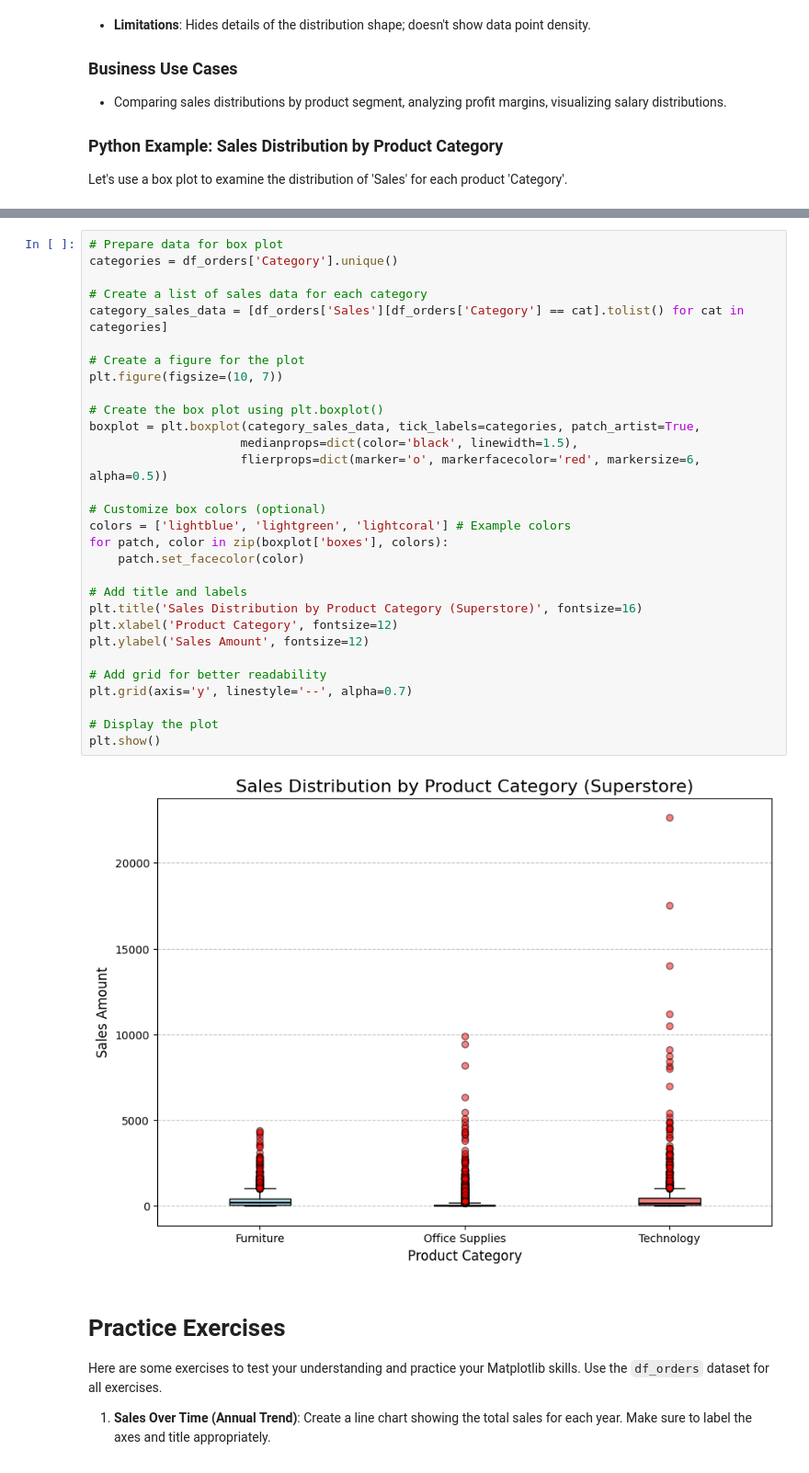
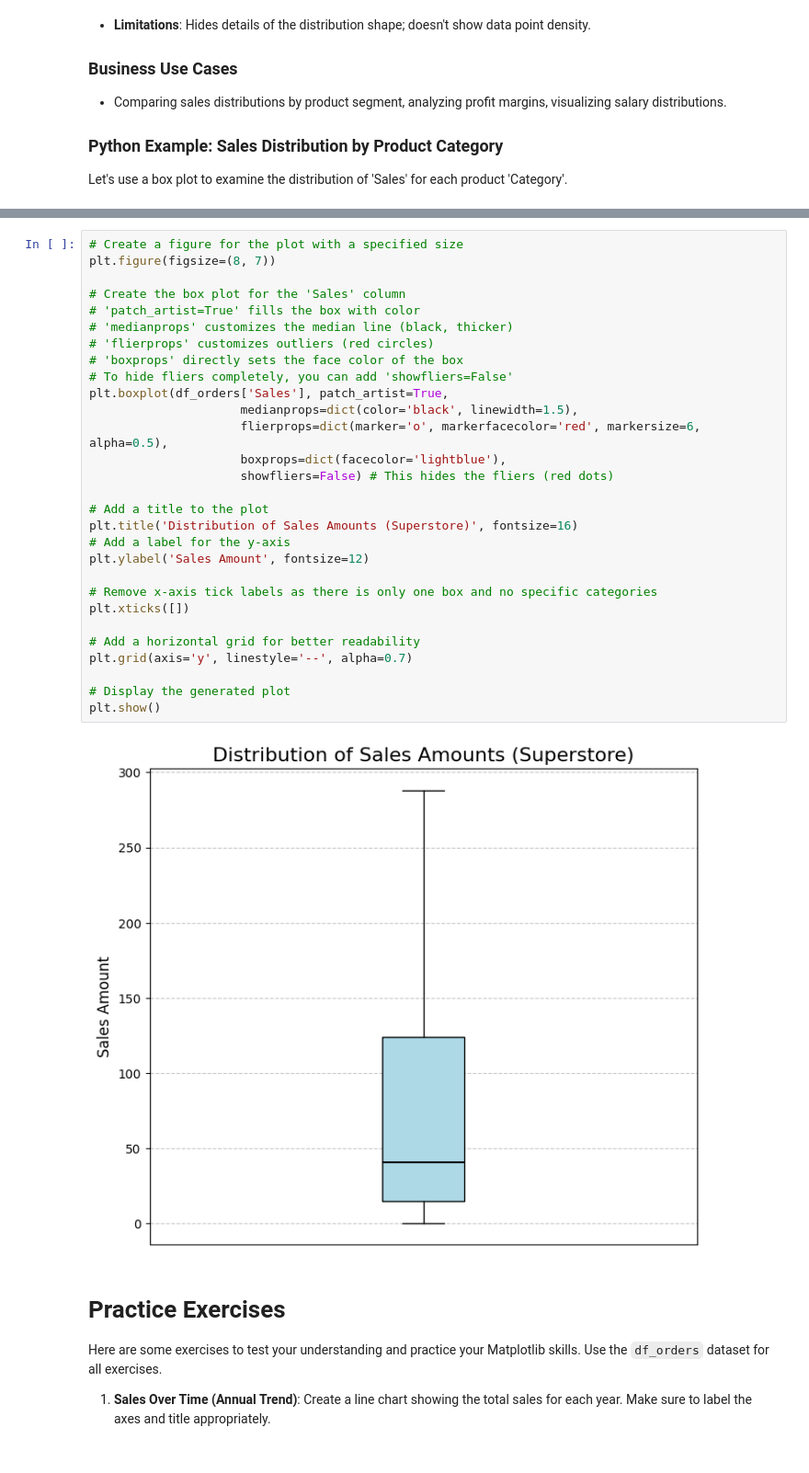
Before and after one commit to Mohamad-Selawy/Python, a Jupyter notebook: Data Analysis/Level 3/Part_1_Fundamentals_and_Matplotlib_Basics.ipynb, the cells around one changed output, grey strips where cells are left out. Shown at 92% size. Saved outputs shown, nothing was run; the diff lists cells and outputs as text.

```diff
--- a/Data Analysis/Level 3/Part_1_Fundamentals_and_Matplotlib_Basics.ipynb
+++ b/Data Analysis/Level 3/Part_1_Fundamentals_and_Matplotlib_Basics.ipynb
@@ -691,35 +691,34 @@ Let's use a box plot to examine the distribution of 'Sales' for each product 'Ca
 # %%
-# Prepare data for box plot
-categories = df_orders['Category'].unique()
+# Create a figure for the plot with a specified size
+plt.figure(figsize=(8, 7))
 
-# Create a list of sales data for each category
-category_sales_data = [df_orders['Sales'][df_orders['Category'] == cat].tolist() for cat in categories]
+# Create the box plot for the 'Sales' column
+# 'patch_artist=True' fills the box with color
+# 'medianprops' customizes the median line (black, thicker)
+# 'flierprops' customizes outliers (red circles)
+# 'boxprops' directly sets the face color of the box
+# To hide fliers completely, you can add 'showfliers=False'
+plt.boxplot(df_orders['Sales'], patch_artist=True,
+                     medianprops=dict(color='black', linewidth=1.5),
+                     flierprops=dict(marker='o', markerfacecolor='red', markersize=6, alpha=0.5),
+                     boxprops=dict(facecolor='lightblue'),
+                     showfliers=False) # This hides the fliers (red dots)
 
-# Create a figure for the plot
-plt.figure(figsize=(10, 7))
-
-# Create the box plot using plt.boxplot()
-boxplot = plt.boxplot(category_sales_data, tick_labels=categories, patch_artist=True,
-                     medianprops=dict(color='black', linewidth=1.5),
-                     flierprops=dict(marker='o', markerfacecolor='red', markersize=6, alpha=0.5))
-
-# Customize box colors (optional)
-colors = ['lightblue', 'lightgreen', 'lightcoral'] # Example colors
-for patch, color in zip(boxplot['boxes'], colors):
-    patch.set_facecolor(color)
-
-# Add title and labels
-plt.title('Sales Distribution by Product Category (Superstore)', fontsize=16)
-plt.xlabel('Product Category', fontsize=12)
+# Add a title to the plot
+plt.title('Distribution of Sales Amounts (Superstore)', fontsize=16)
+# Add a label for the y-axis
 plt.ylabel('Sales Amount', fontsize=12)
 
-# Add grid for better readability
+# Remove x-axis tick labels as there is only one box and no specific categories
+plt.xticks([])
+
+# Add a horizontal grid for better readability
 plt.grid(axis='y', linestyle='--', alpha=0.7)
 
-# Display the plot
+# Display the generated plot
 plt.show()
 # %% [output]
-[figure, old version]
+[figure, new version]
 # %% [markdown]
 # Practice Exercises
 
```
Also changed, not shown: parts of 2 cells of this notebook.
